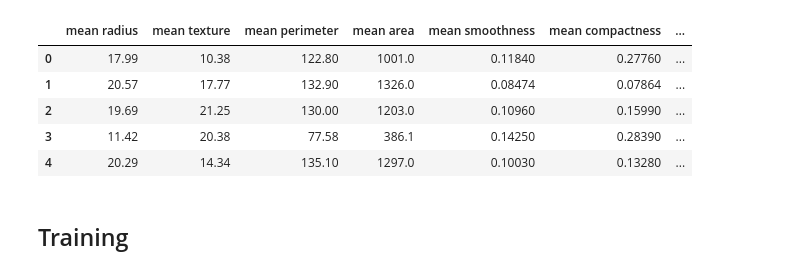
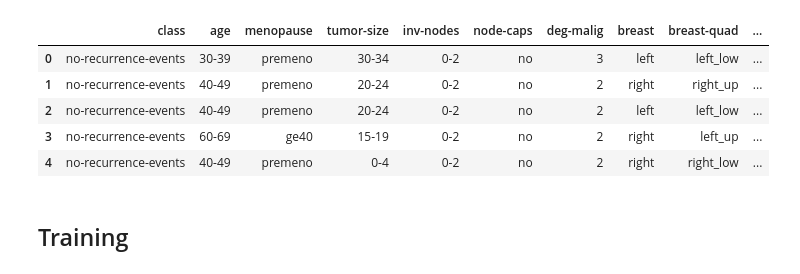
Before and after one commit to George713/pytelligence, a Jupyter notebook: main.ipynb, the cells around one changed output. Saved outputs shown, nothing was run; the diff lists cells and outputs as text; code cells hidden in the pictures.

```diff
--- a/main.ipynb
+++ b/main.ipynb
@@ -17,33 +14,33 @@ The autoreload extension is already loaded. To reload it, use:
 # %%
-bc = load_breast_cancer()
-X = pd.DataFrame(bc.data, columns=bc.feature_names)
-y = pd.Series(bc.target, name="class")
-df = pd.concat([X, y], axis=1)
-df.head()
+# bc = load_breast_cancer()
+# X = pd.DataFrame(bc.data, columns=bc.feature_names)
+# y = pd.Series(bc.target, name="class")
+# df = pd.concat([X, y], axis=1)
+# df.head()
-# %% [output]
-|  | mean radius | mean texture | mean perimeter | mean area | mean smoothness | mean compactness | ... |
-| 0 | 17.99 | 10.38 | 122.80 | 1001.0 | 0.11840 | 0.27760 | ... |
-| 1 | 20.57 | 17.77 | 132.90 | 1326.0 | 0.08474 | 0.07864 | ... |
-| 2 | 19.69 | 21.25 | 130.00 | 1203.0 | 0.10960 | 0.15990 | ... |
-| 3 | 11.42 | 20.38 | 77.58 | 386.1 | 0.14250 | 0.28390 | ... |
-| 4 | 20.29 | 14.34 | 135.10 | 1297.0 | 0.10030 | 0.13280 | ... |
 # %%
-# df = pd.read_csv(
-#     "./data/breast_cancer_cat/breast-cancer.data",
-#     names=[
-#         "class",
-#         "age",
-#         "menopause",
-#         "tumor-size",
-#         "inv-nodes",
-#         "node-caps",
-#         "deg-malig",
-#         "breast",
-#         "breast-quad",
-#         "irradiat",
-#     ],
-# )
-# df.head()
+df = pd.read_csv(
+    "./data/breast_cancer_cat/breast-cancer.data",
+    names=[
+        "class",
+        "age",
+        "menopause",
+        "tumor-size",
+        "inv-nodes",
+        "node-caps",
+        "deg-malig",
+        "breast",
+        "breast-quad",
+        "irradiat",
+    ],
+)
+df.head()
+# %% [output]
+|  | class | age | menopause | tumor-size | inv-nodes | node-caps | deg-malig | breast | breast-quad | ... |
+| 0 | no-recurrence-events | 30-39 | premeno | 30-34 | 0-2 | no | 3 | left | left_low | ... |
+| 1 | no-recurrence-events | 40-49 | premeno | 20-24 | 0-2 | no | 2 | right | right_up | ... |
+| 2 | no-recurrence-events | 40-49 | premeno | 20-24 | 0-2 | no | 2 | left | left_low | ... |
+| 3 | no-recurrence-events | 60-69 | ge40 | 15-19 | 0-2 | no | 2 | right | left_up | ... |
+| 4 | no-recurrence-events | 40-49 | premeno | 0-4 | 0-2 | no | 2 | right | right_low | ... |
 # %%
 # pc.feat_analysis.get_distribution(df)
 # %%
```
Also changed, not shown: parts of 20 cells of this notebook, 17 other files.
